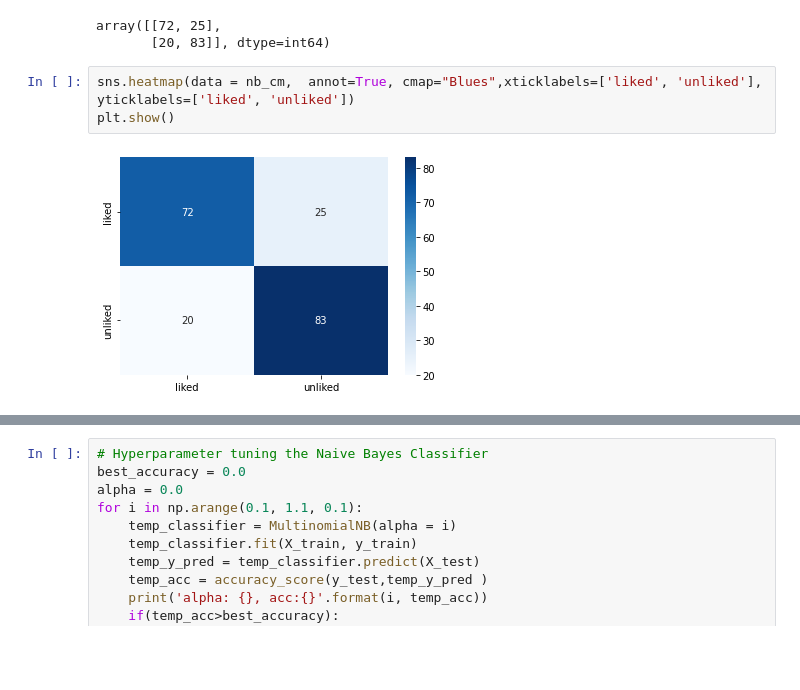
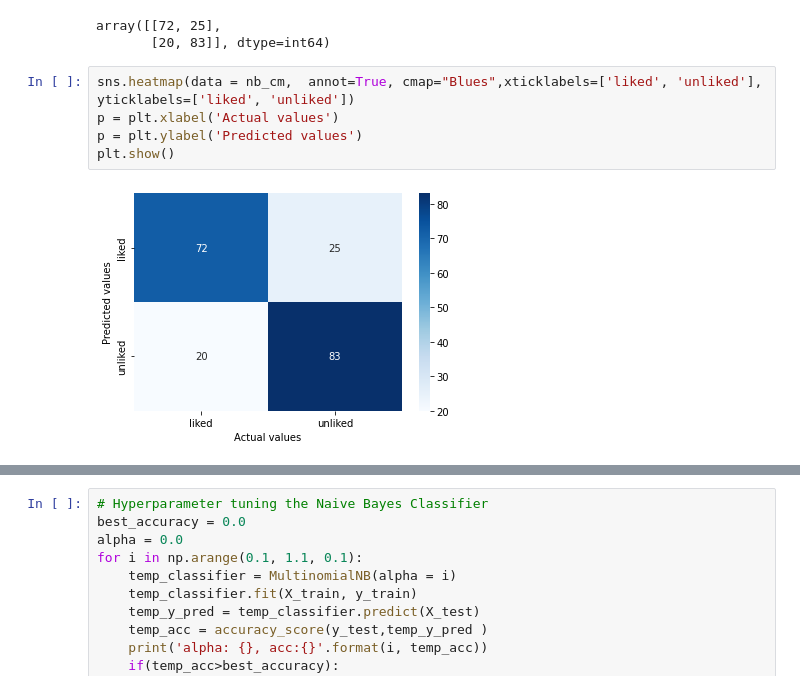
Before and after one commit to agrawal-roopal/Resturant_review, a Jupyter notebook: Resturant Review/Resturant review.ipynb, the cells around one changed output, grey strips where cells are left out. Saved outputs shown, nothing was run; the diff lists cells and outputs as text; blank space fills up the shorter version.

```diff
--- a/Resturant Review/Resturant review.ipynb
+++ b/Resturant Review/Resturant review.ipynb
@@ -279,6 +249,8 @@ array([[72, 25],
        [20, 83]], dtype=int64)
 # %%
 sns.heatmap(data = nb_cm,  annot=True, cmap="Blues",xticklabels=['liked', 'unliked'], yticklabels=['liked', 'unliked'])
+p = plt.xlabel('Actual values')
+p = plt.ylabel('Predicted values')
 plt.show()
 # %% [output]
-[figure, old version]
+[figure, new version]
```
Also changed, not shown: parts of 14 cells of this notebook.
